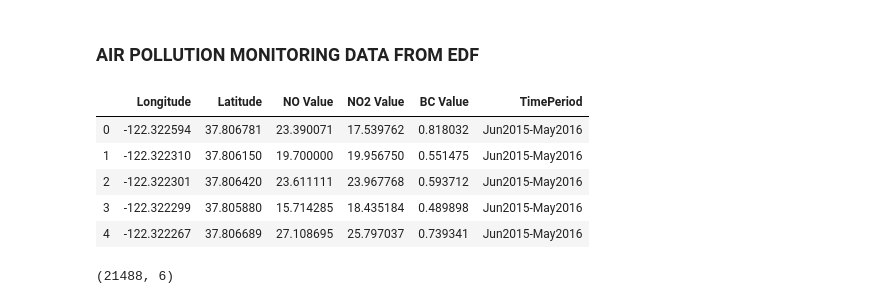
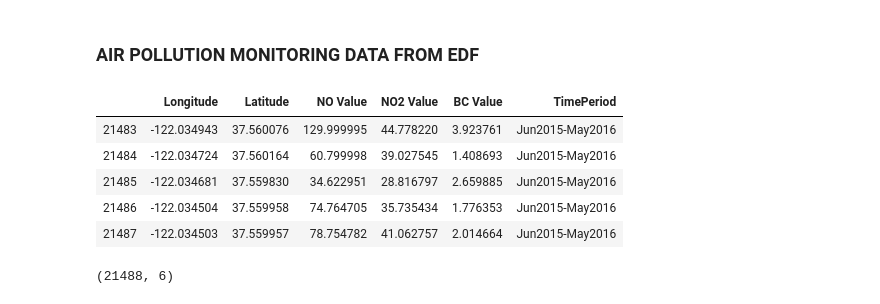
Before and after one commit to varsha2509/Springboard-DS, a Jupyter notebook: Capstone1/Idea3/Exploratory_Data_Analysis.ipynb, the cells around one changed output. Drawn from its saved outputs; the diff is of its cells as text; code cells hidden in the pictures.

```diff
--- a/Capstone1/Idea3/Exploratory_Data_Analysis.ipynb
+++ b/Capstone1/Idea3/Exploratory_Data_Analysis.ipynb
@@ -21,14 +21,14 @@ import matplotlib.lines as mlines
 # %%
 df = pd.read_csv('EDF_Data.csv', header = 1)
 df['TimePeriod'] = 'Jun2015-May2016'
-df.head()
+df.tail()
 # %% [output]
 |  | Longitude | Latitude | NO Value | NO2 Value | BC Value | TimePeriod |
-| 0 | -122.322594 | 37.806781 | 23.390071 | 17.539762 | 0.818032 | Jun2015-May2016 |
-| 1 | -122.322310 | 37.806150 | 19.700000 | 19.956750 | 0.551475 | Jun2015-May2016 |
-| 2 | -122.322301 | 37.806420 | 23.611111 | 23.967768 | 0.593712 | Jun2015-May2016 |
-| 3 | -122.322299 | 37.805880 | 15.714285 | 18.435184 | 0.489898 | Jun2015-May2016 |
-| 4 | -122.322267 | 37.806689 | 27.108695 | 25.797037 | 0.739341 | Jun2015-May2016 |
+| 21483 | -122.034943 | 37.560076 | 129.999995 | 44.778220 | 3.923761 | Jun2015-May2016 |
+| 21484 | -122.034724 | 37.560164 | 60.799998 | 39.027545 | 1.408693 | Jun2015-May2016 |
+| 21485 | -122.034681 | 37.559830 | 34.622951 | 28.816797 | 2.659885 | Jun2015-May2016 |
+| 21486 | -122.034504 | 37.559958 | 74.764705 | 35.735434 | 1.776353 | Jun2015-May2016 |
+| 21487 | -122.034503 | 37.559957 | 78.754782 | 41.062757 | 2.014664 | Jun2015-May2016 |
 # %%
 df.shape
 # %% [output]
```
